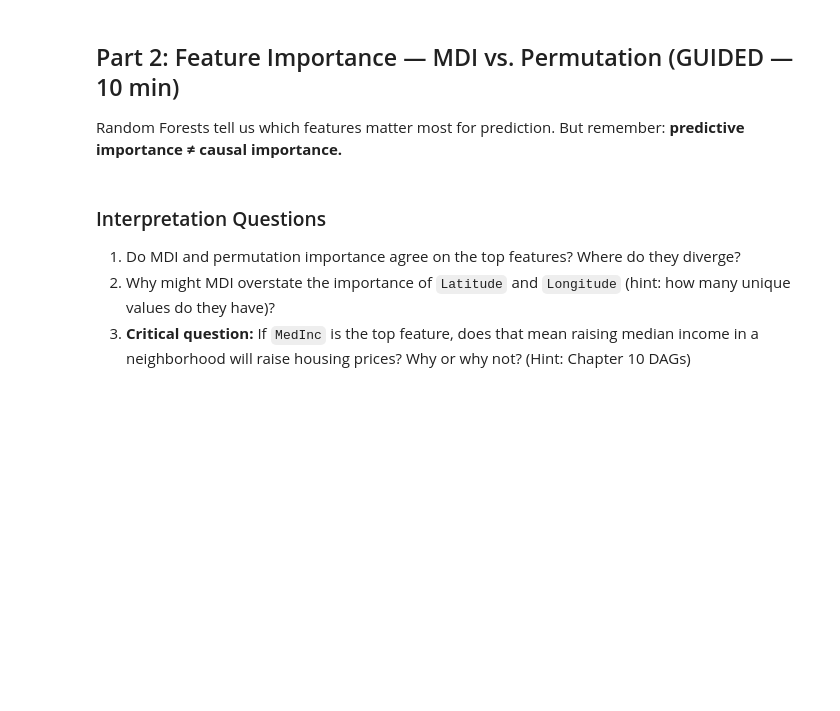
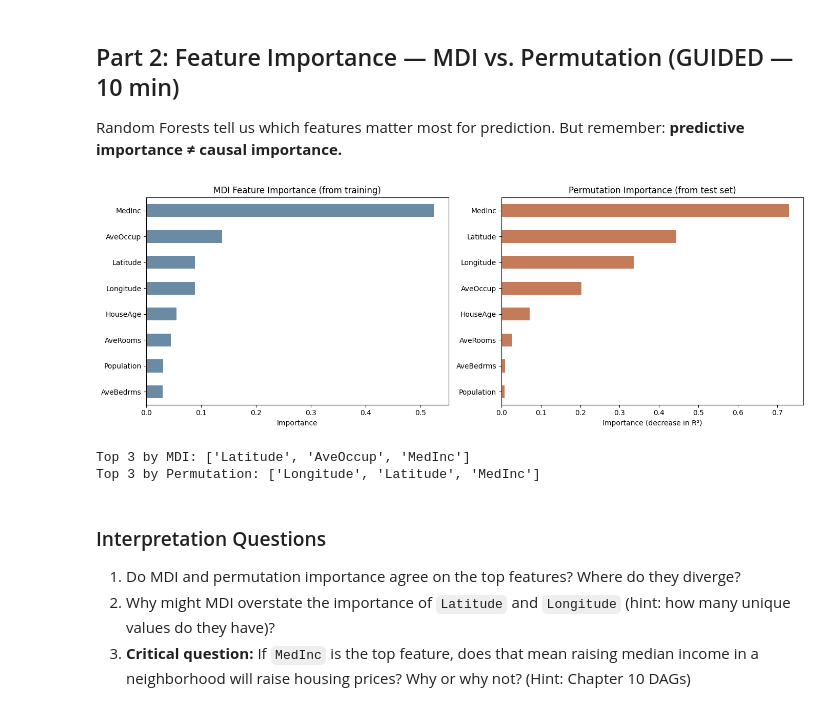
Before and after one commit to aahan-rd/ECON3916-Statistical-Machine-Learnin, a Jupyter notebook: Lab 19/lab-ch19-guided.ipynb, the cells around one changed output. Drawn from its saved outputs; the diff is of its cells as text; code cells hidden in the pictures; blank space fills up the shorter version.

```diff
--- a/Lab 19/lab-ch19-guided.ipynb
+++ b/Lab 19/lab-ch19-guided.ipynb
@@ -121,33 +130,38 @@ But remember: **predictive importance ≠ causal importance.**
 # -----------------------------------------------------------
 mdi_importance = pd.Series(
     rf.feature_importances_, index=X.columns
 ).sort_values(ascending=True)
 
 fig, axes = plt.subplots(1, 2, figsize=(14, 5))
 
 # MDI importance
 mdi_importance.plot.barh(ax=axes[0], color='#6B8BA4')
 axes[0].set_title('MDI Feature Importance (from training)', fontsize=12)
 axes[0].set_xlabel('Importance')
 
 # Permutation importance (more reliable — uses test set)
 perm_result = permutation_importance(
     rf, X_test, y_test, n_repeats=10, random_state=RANDOM_STATE
 )
 perm_importance = pd.Series(
     perm_result.importances_mean, index=X.columns
 ).sort_values(ascending=True)
 
 perm_importance.plot.barh(ax=axes[1], color='#C47B5A')
 axes[1].set_title('Permutation Importance (from test set)', fontsize=12)
 axes[1].set_xlabel('Importance (decrease in R\u00b2)')
 
+os.makedirs('figures', exist_ok=True)
 plt.tight_layout()
 plt.savefig('figures/ch19_feature_importance.png', dpi=150, bbox_inches='tight')
 plt.show()
 
 print('\nTop 3 by MDI:', mdi_importance.tail(3).index.tolist())
 print('Top 3 by Permutation:', perm_importance.tail(3).index.tolist())
+# %% [output]
+[figure, added]
+Top 3 by MDI: ['Latitude', 'AveOccup', 'MedInc']
+Top 3 by Permutation: ['Longitude', 'Latitude', 'MedInc']
 # %% [markdown]
 ### Interpretation Questions
 
```
Also changed, not shown: parts of 11 cells of this notebook, 1 other file.
